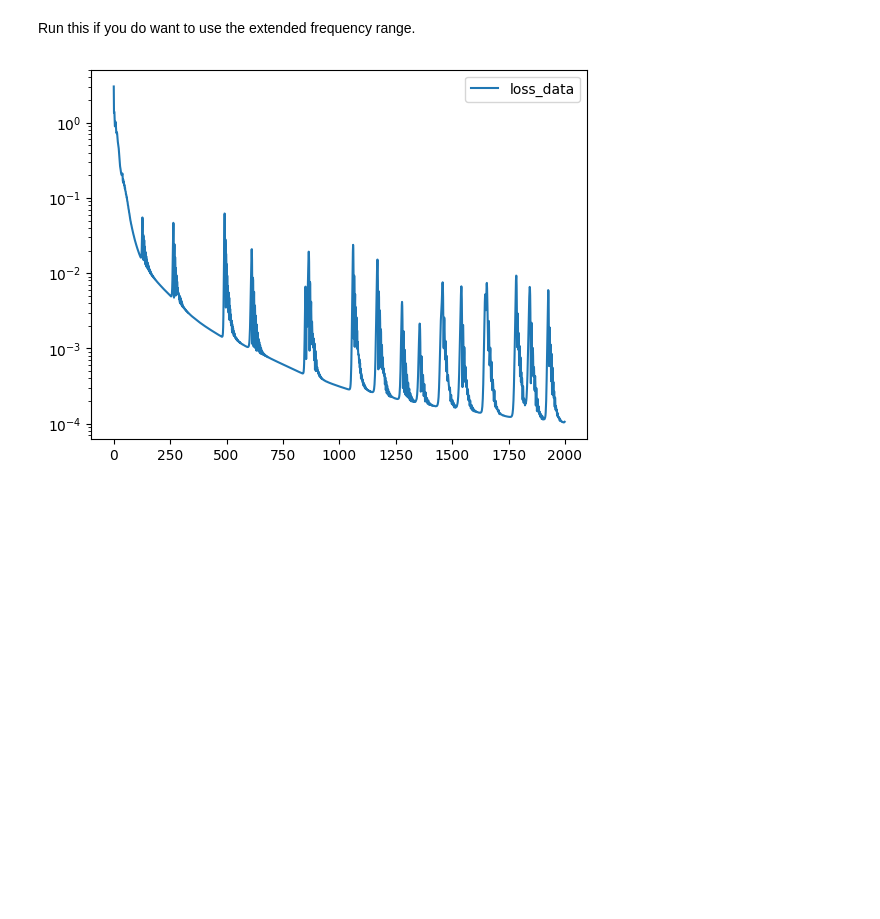
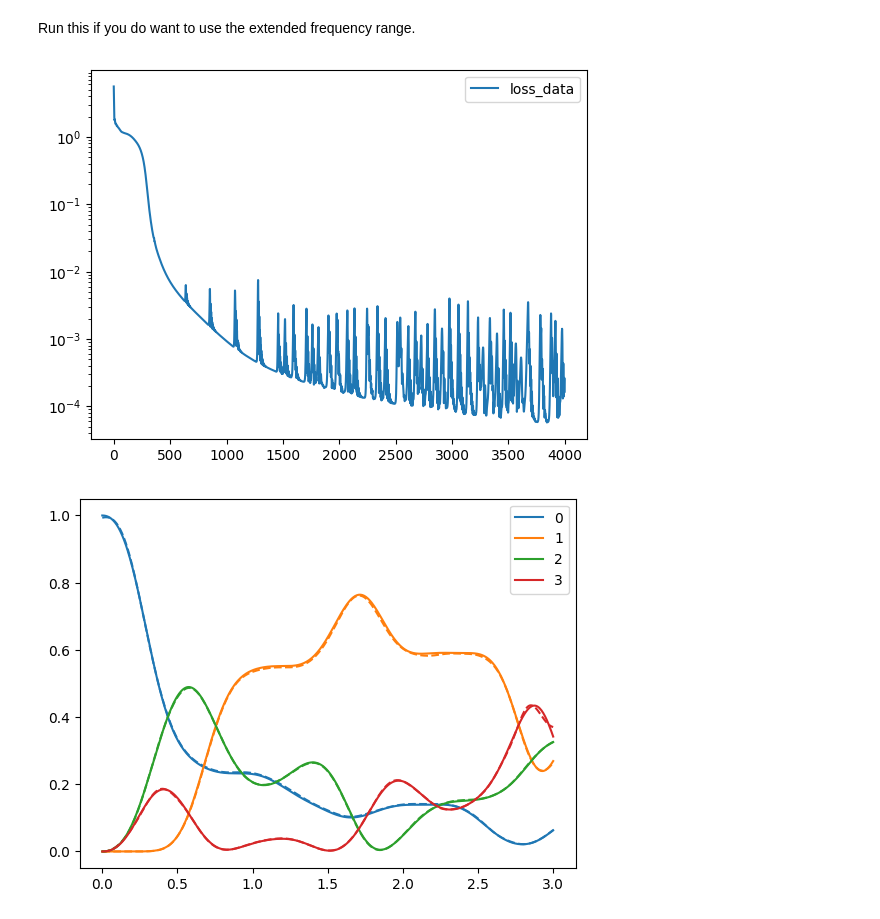
Before and after one commit to martinjimenez388/my-first-proyect, a Jupyter notebook: PINN_control_4levels_pre_trained.ipynb, the cells around one changed output. Drawn from its saved outputs; the diff is of its cells as text; code cells hidden in the pictures; blank space fills up the shorter version.

```diff
--- a/PINN_control_4levels_pre_trained.ipynb
+++ b/PINN_control_4levels_pre_trained.ipynb
@@ -284,7 +284,7 @@ re1_30 = tc.tensor(re1[:, 3, 0], dtype=tc.float32).view(-1, 1)
 target_field_p = tc.tensor(wp, dtype=tc.float32).view(-1, 1)
 target_field_s = tc.tensor(ws, dtype=tc.float32).view(-1, 1)
 
-epocas  = 2000
+epocas  = 4000
 LOSS    = []
 LOSS1   = []
 LOSS2   = []
@@ -332,7 +332,22 @@ plt.yscale("log")
 plt.legend()
 plt.show()
 # %% [output]
-[figure, old version]
+[figure, new version]
+# %%
+X_  = X_vector(time).detach().numpy()
+plt.plot(t_points,X_[:,0]**2+X_[:,1]**2, 'tab:blue', linestyle='dashed')
+plt.plot(t_points,X_[:,2]**2+X_[:,3]**2, linestyle='dashed', color='tab:orange')
+plt.plot(t_points,X_[:,4]**2+X_[:,5]**2, 'tab:green', linestyle='dashed'      )
+plt.plot(t_points,X_[:,6]**2+X_[:,7]**2, 'tab:red', linestyle='dashed')
+
+plt.plot(t_points,im[:, 0, 0]**2+re[:, 0, 0]**2, 'tab:blue', label="0")
+plt.plot(t_points,im[:, 1, 0]**2+re[:, 1, 0]**2, color='tab:orange', label="1")
+plt.plot(t_points,im[:, 2, 0]**2+re[:, 2, 0]**2, 'tab:green', label="2")
+plt.plot(t_points,im[:, 3, 0]**2+re[:, 3, 0]**2, 'tab:red', label="3")
+plt.legend()
+plt.show()
+# %% [output]
+[figure, added]
 # %%
 #Make the calculation of all the loss functions compilable
 @tc.jit.script
```
Also changed, not shown: parts of 9 cells of this notebook.
